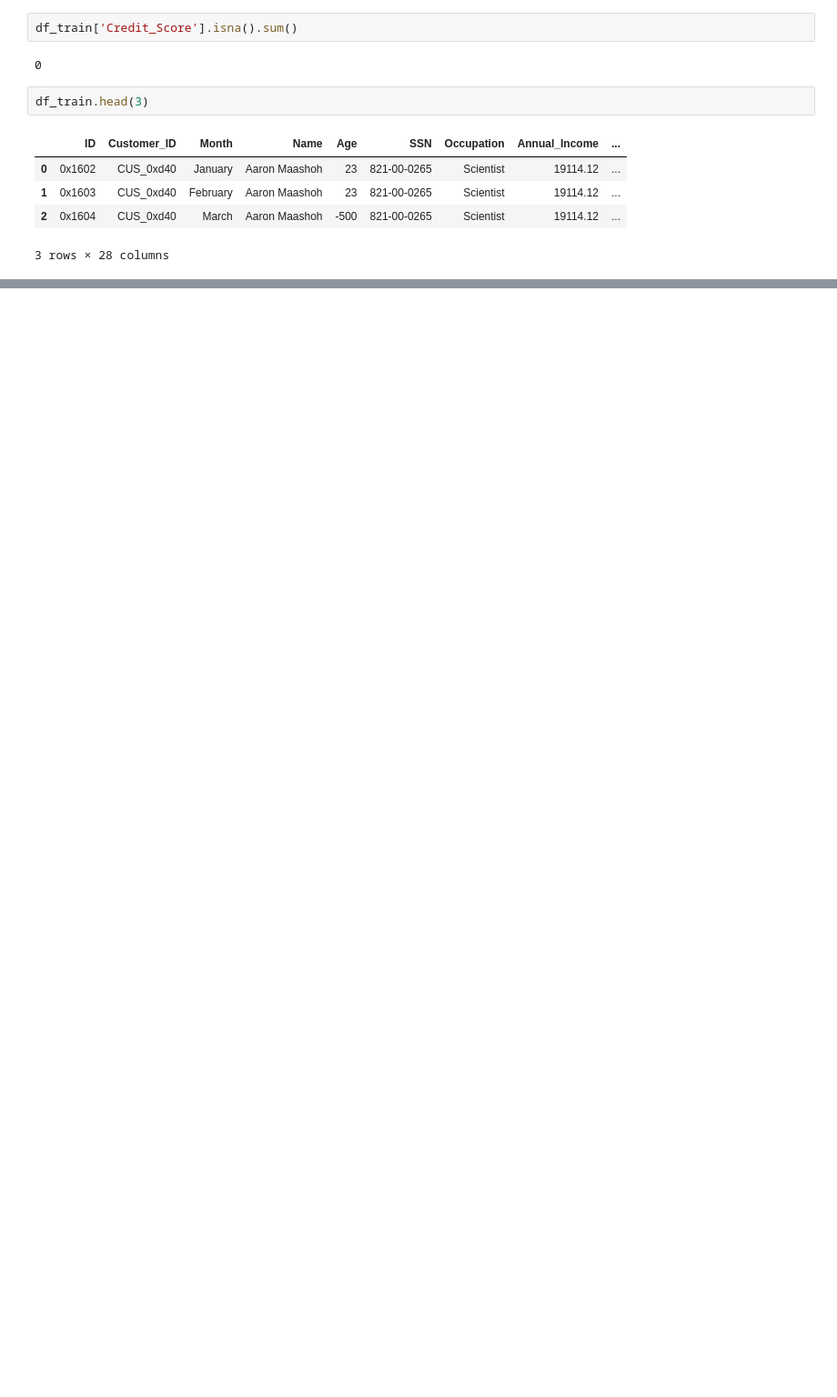
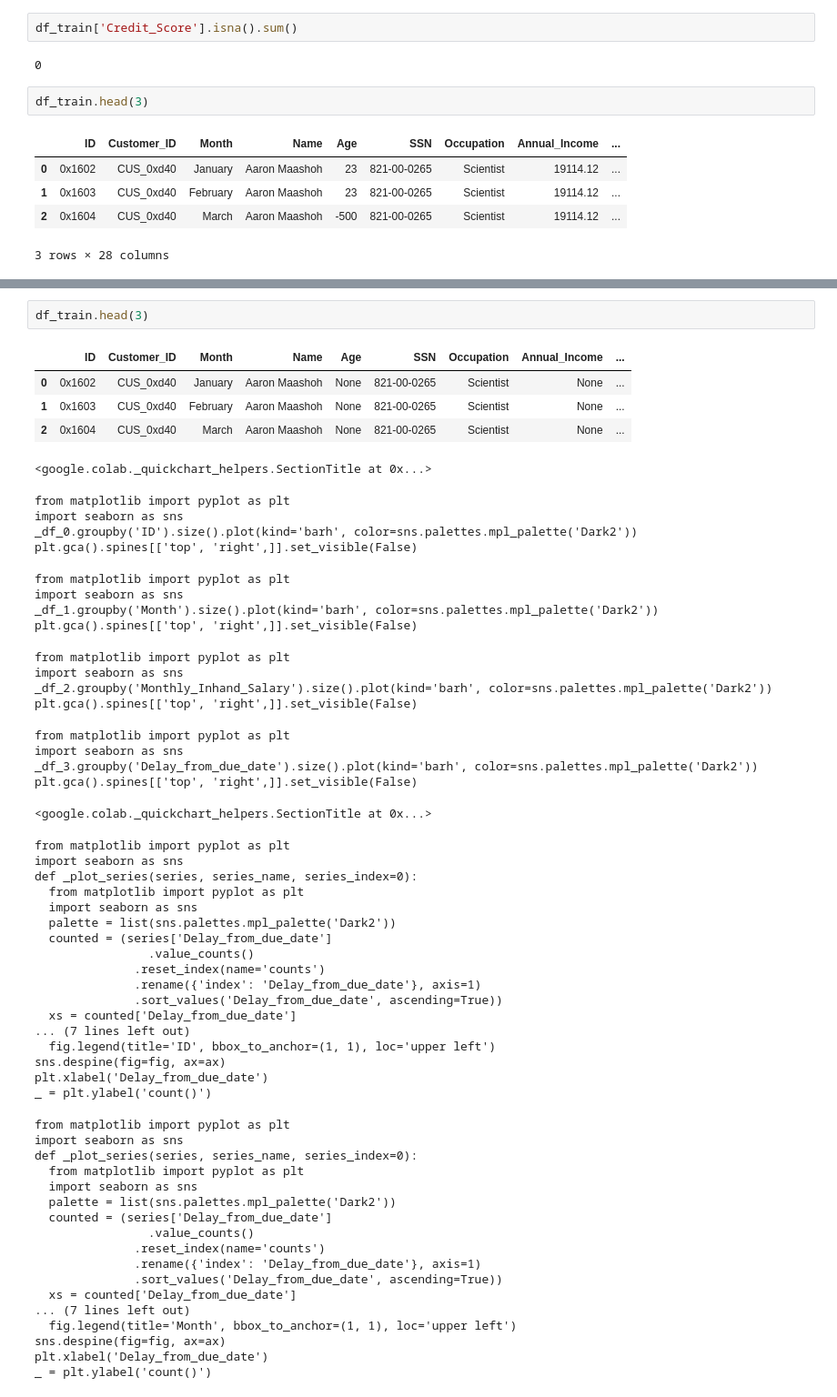
Before and after one commit to AnetaCzy/PUM, a Jupyter notebook: 5_03_CreditScore.ipynb, the cells around one changed output, grey strips where cells are left out. Shown at 91% size. Saved outputs shown, nothing was run; the diff lists cells and outputs as text; blank space fills up the shorter version.

Commit message:
Utworzono za pomocą Colaboratory

```diff
--- a/5_03_CreditScore.ipynb
+++ b/5_03_CreditScore.ipynb
@@ -68,0 +225,59 @@ df_train.head(3)
+# %%
+df_train.head(3)
+# %% [output]
+|  | ID | Customer_ID | Month | Name | Age | SSN | Occupation | Annual_Income | ... |
+| 0 | 0x1602 | CUS_0xd40 | January | Aaron Maashoh | None | 821-00-0265 | Scientist | None | ... |
+| 1 | 0x1603 | CUS_0xd40 | February | Aaron Maashoh | None | 821-00-0265 | Scientist | None | ... |
+| 2 | 0x1604 | CUS_0xd40 | March | Aaron Maashoh | None | 821-00-0265 | Scientist | None | ... |
+<google.colab._quickchart_helpers.SectionTitle at 0x...>
+from matplotlib import pyplot as plt
+import seaborn as sns
+_df_0.groupby('ID').size().plot(kind='barh', color=sns.palettes.mpl_palette('Dark2'))
+plt.gca().spines[['top', 'right',]].set_visible(False)
+from matplotlib import pyplot as plt
+import seaborn as sns
+_df_1.groupby('Month').size().plot(kind='barh', color=sns.palettes.mpl_palette('Dark2'))
+plt.gca().spines[['top', 'right',]].set_visible(False)
+from matplotlib import pyplot as plt
+import seaborn as sns
+_df_2.groupby('Monthly_Inhand_Salary').size().plot(kind='barh', color=sns.palettes.mpl_palette('Dark2'))
+plt.gca().spines[['top', 'right',]].set_visible(False)
+from matplotlib import pyplot as plt
+import seaborn as sns
+_df_3.groupby('Delay_from_due_date').size().plot(kind='barh', color=sns.palettes.mpl_palette('Dark2'))
+plt.gca().spines[['top', 'right',]].set_visible(False)
+<google.colab._quickchart_helpers.SectionTitle at 0x...>
+from matplotlib import pyplot as plt
+import seaborn as sns
+def _plot_series(series, series_name, series_index=0):
+  from matplotlib import pyplot as plt
+  import seaborn as sns
+  palette = list(sns.palettes.mpl_palette('Dark2'))
+  counted = (series['Delay_from_due_date']
+                .value_counts()
+              .reset_index(name='counts')
+              .rename({'index': 'Delay_from_due_date'}, axis=1)
+              .sort_values('Delay_from_due_date', ascending=True))
+  xs = counted['Delay_from_due_date']
+... (7 lines left out)
+  fig.legend(title='ID', bbox_to_anchor=(1, 1), loc='upper left')
+sns.despine(fig=fig, ax=ax)
+plt.xlabel('Delay_from_due_date')
+_ = plt.ylabel('count()')
+from matplotlib import pyplot as plt
+import seaborn as sns
+def _plot_series(series, series_name, series_index=0):
+  from matplotlib import pyplot as plt
+  import seaborn as sns
+  palette = list(sns.palettes.mpl_palette('Dark2'))
+  counted = (series['Delay_from_due_date']
+                .value_counts()
+              .reset_index(name='counts')
+              .rename({'index': 'Delay_from_due_date'}, axis=1)
+              .sort_values('Delay_from_due_date', ascending=True))
+  xs = counted['Delay_from_due_date']
+... (7 lines left out)
+  fig.legend(title='Month', bbox_to_anchor=(1, 1), loc='upper left')
+sns.despine(fig=fig, ax=ax)
+plt.xlabel('Delay_from_due_date')
+_ = plt.ylabel('count()')
```
Also changed, not shown: parts of 24 cells of this notebook.
